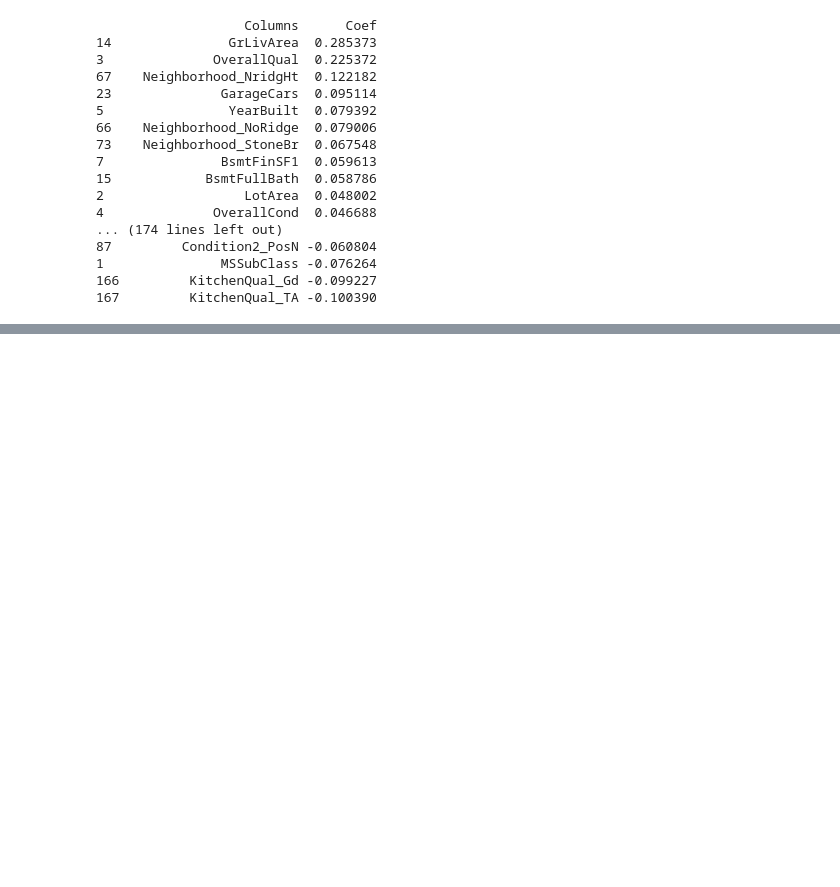
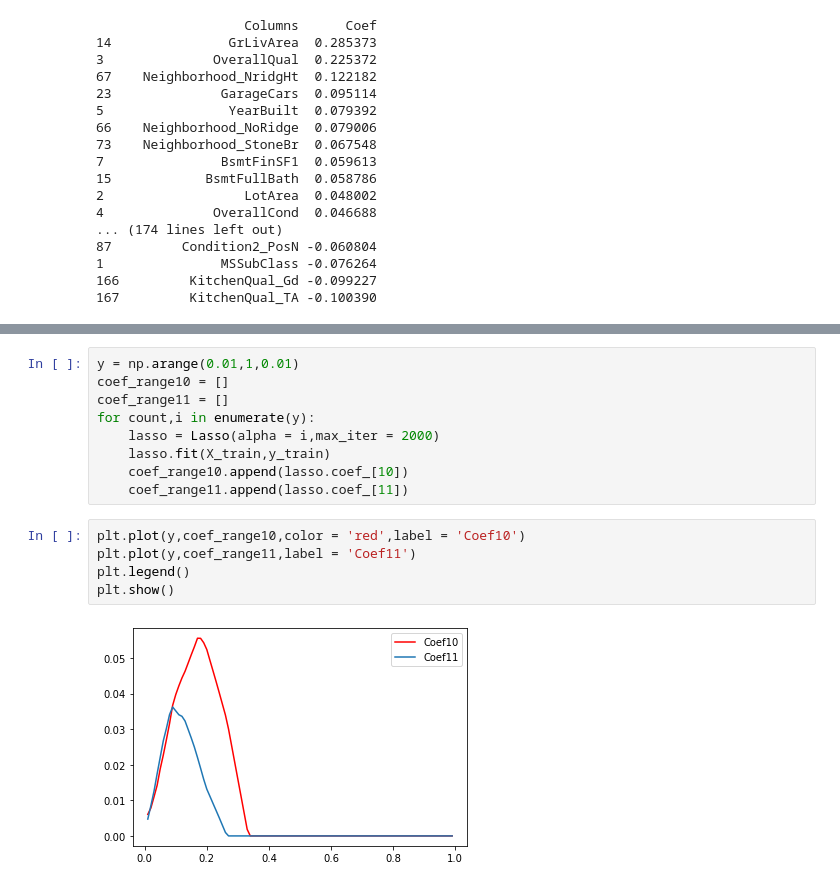
Before and after one commit to muditsharma1234/Machine-Learning-Basics, a Jupyter notebook: 2022_05 Advanced Linear Regression/2022_05 Advanced Linear Regression.ipynb, the cells around one changed output, grey strips where cells are left out. Cells and saved outputs as stored; diff of their text form; blank space fills up the shorter version.

```diff
--- a/2022_05 Advanced Linear Regression/2022_05 Advanced Linear Regression.ipynb
+++ b/2022_05 Advanced Linear Regression/2022_05 Advanced Linear Regression.ipynb
@@ -382,0 +484,16 @@ lasso_coef_sorted.loc[lasso_coef_sorted.Coef==0].shape
+# %%
+y = np.arange(0.01,1,0.01)
+coef_range10 = []
+coef_range11 = []
+for count,i in enumerate(y):
+    lasso = Lasso(alpha = i,max_iter = 2000)
+    lasso.fit(X_train,y_train)
+    coef_range10.append(lasso.coef_[10])
+    coef_range11.append(lasso.coef_[11])
+# %%
+plt.plot(y,coef_range10,color = 'red',label = 'Coef10')
+plt.plot(y,coef_range11,label = 'Coef11')
+plt.legend()
+plt.show()
+# %% [output]
+[figure, added]
```
Also changed, not shown: parts of 30 cells of this notebook.
